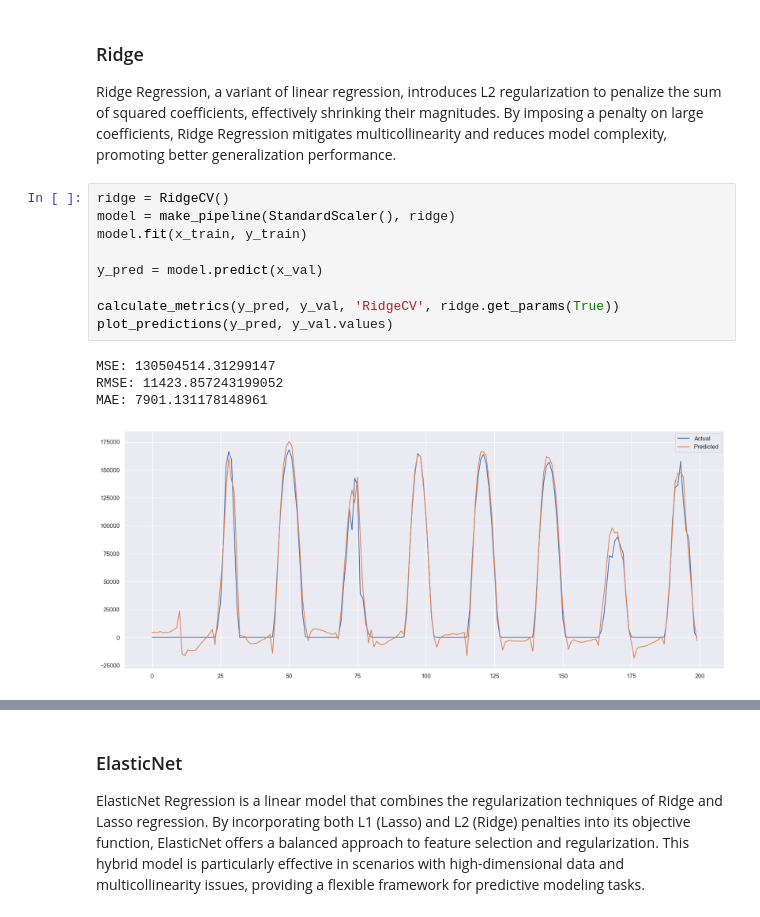
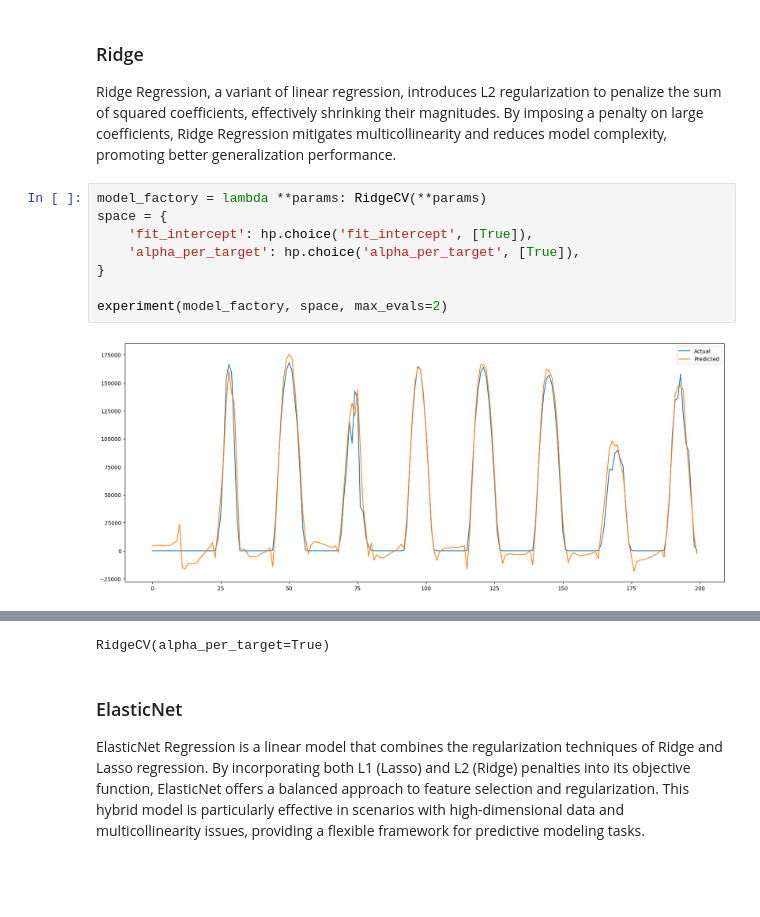
Before and after one commit to Renovus-Tech/solarec-python, a Jupyter notebook: app/ml/notebooks/anomaly_detection/3 - Model traning.ipynb, the cells around one changed output, grey strips where cells are left out. Saved outputs shown, nothing was run; the diff lists cells and outputs as text; blank space fills up the shorter version.

```diff
--- a/app/ml/notebooks/anomaly_detection/3 - Model traning.ipynb
+++ b/app/ml/notebooks/anomaly_detection/3 - Model traning.ipynb
@@ -176,17 +220,13 @@ MAE: 7704.290913110643
 ### Ridge
 
 Ridge Regression, a variant of linear regression, introduces L2 regularization to penalize the sum of squared coefficients, effectively shrinking their magnitudes. By imposing a penalty on large coefficients, Ridge Regression mitigates multicollinearity and reduces model complexity, promoting better generalization performance.
-# %%
-ridge = RidgeCV()
-model = make_pipeline(StandardScaler(), ridge)
-model.fit(x_train, y_train)
-
-y_pred = model.predict(x_val)
-
-calculate_metrics(y_pred, y_val, 'RidgeCV', ridge.get_params(True))
-plot_predictions(y_pred, y_val.values)
-# %% [output]
-MSE: 130504514.31299147
-RMSE: 11423.857243199052
-MAE: 7901.131178148961
-[figure, removed]
+# %%
+model_factory = lambda **params: RidgeCV(**params)
+space = {
+    'fit_intercept': hp.choice('fit_intercept', [True]),
+    'alpha_per_target': hp.choice('alpha_per_target', [True]),
+}
+
+experiment(model_factory, space, max_evals=2)
+# %% [output]
+[figure, added]
@@ -193,3 +234,4 @@ MAE: 7901.131178148961
+RidgeCV(alpha_per_target=True)
 # %% [markdown]
 ### ElasticNet
 
```
Also changed, not shown: parts of 43 cells of this notebook.
